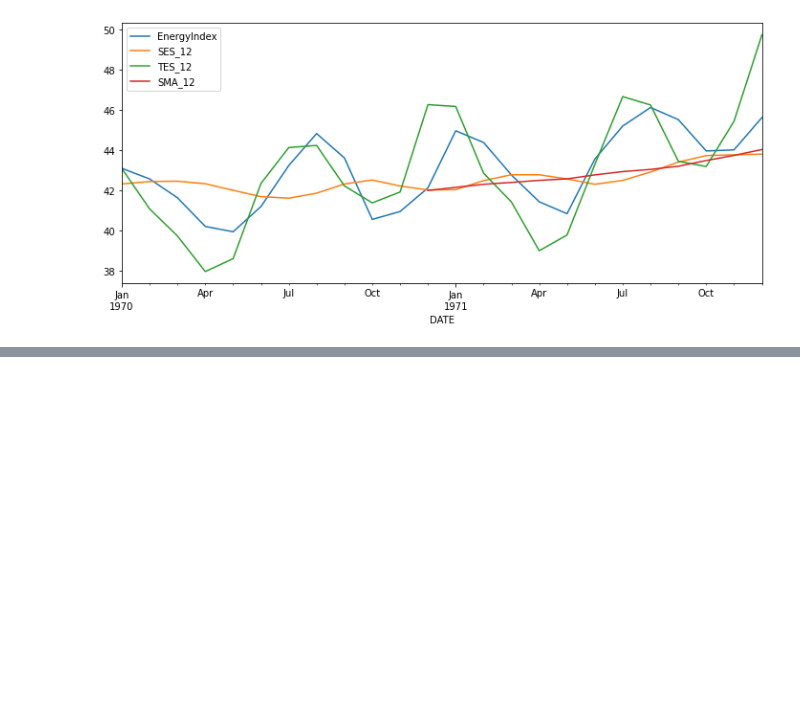
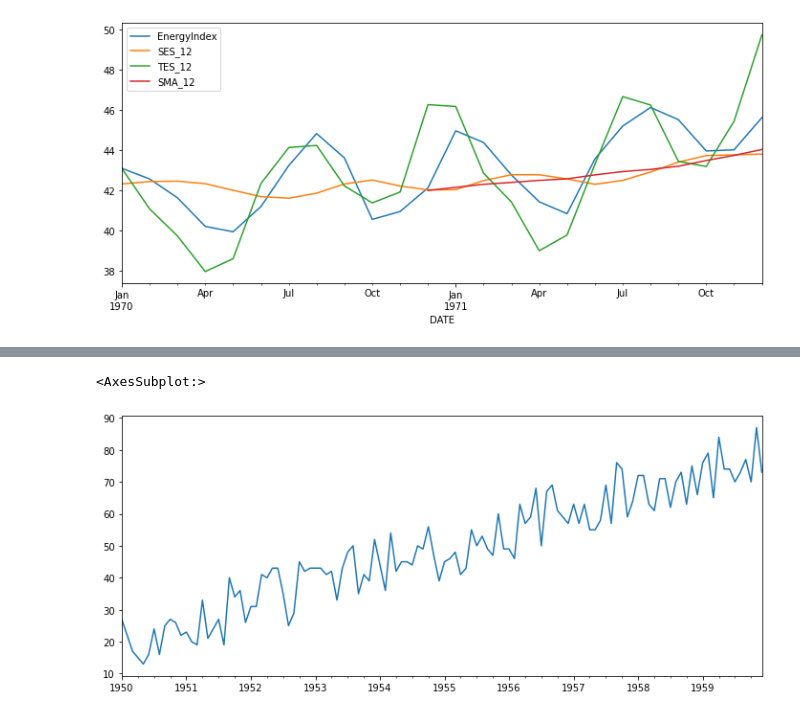
Before and after one commit to B2BDA/TIme_Series_SARIMA_Sales, a Jupyter notebook: Time_Series_Forecasting_Python.ipynb, the cells around one changed output, grey strips where cells are left out. Drawn from its saved outputs; the diff is of its cells as text; code cells hidden in the pictures; blank space fills up the shorter version.

```diff
--- a/Time_Series_Forecasting_Python.ipynb
+++ b/Time_Series_Forecasting_Python.ipynb
@@ -845,0 +987,5 @@ df[['EnergyIndex','SES_12','TES_12','SMA_12']][:24].plot()
+# %%
+df['b'].plot()
+# %% [output]
+<AxesSubplot:>
+[figure, added]
```
Also changed, not shown: parts of 62 cells of this notebook.
